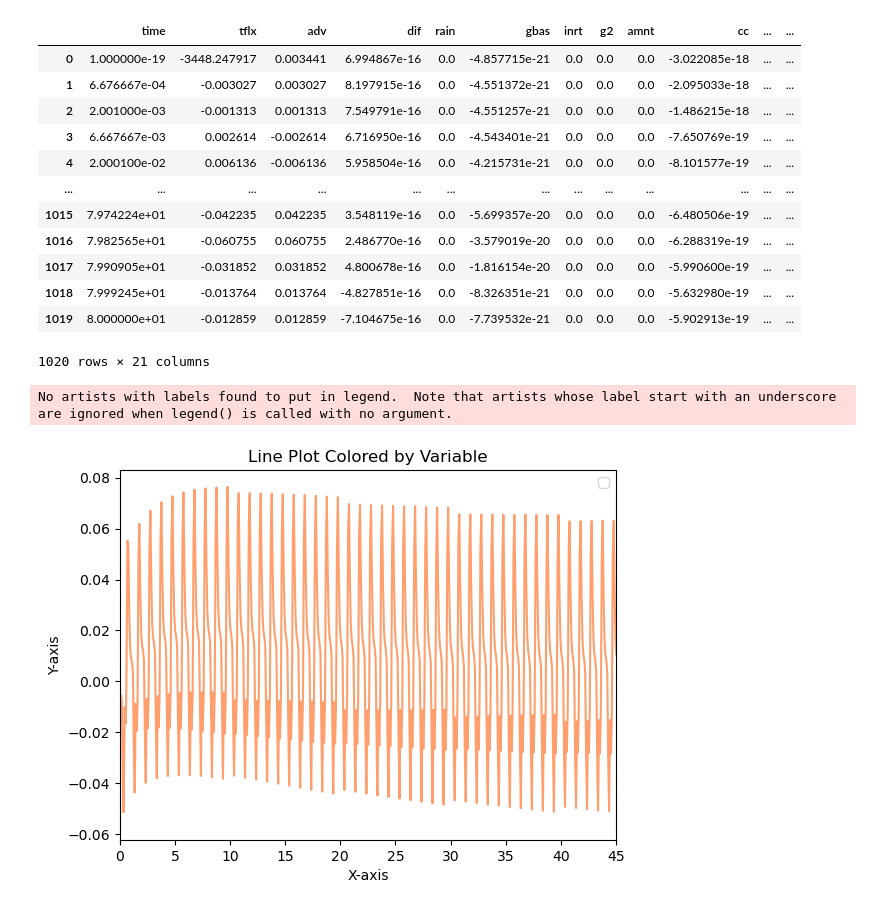
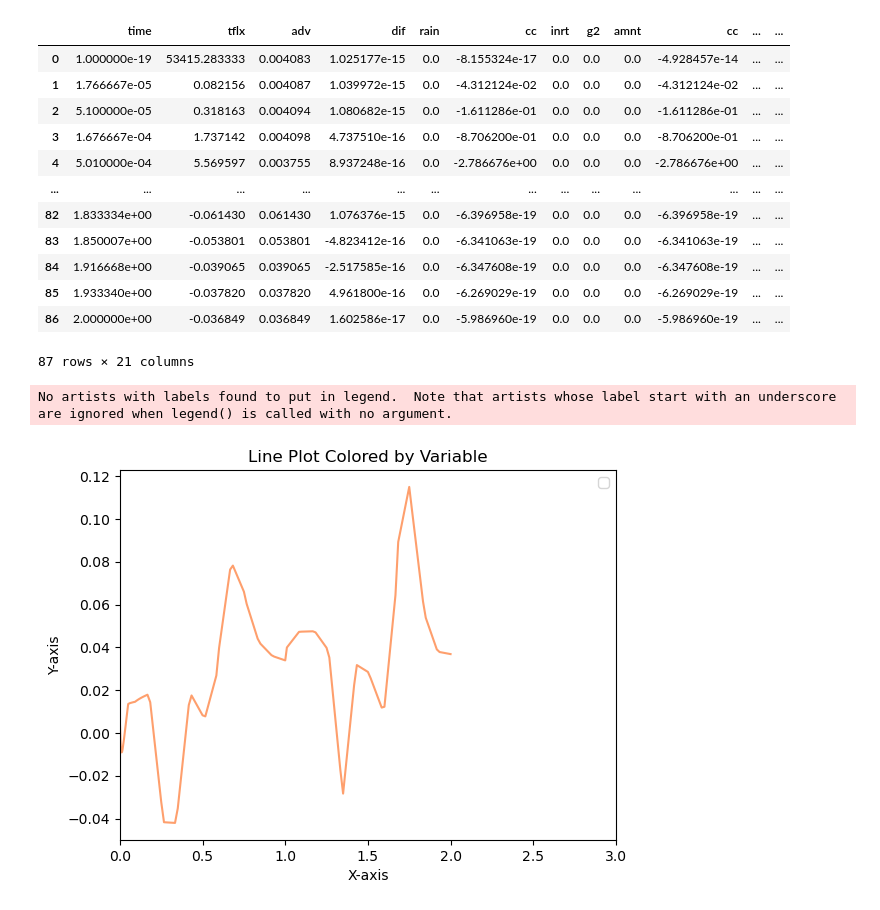
Before and after one commit to carbonplan/aglime-swap-cdr, a Jupyter notebook: scepter/process/scratch/singlerun_check.ipynb, the cells around one changed output. Drawn from its saved outputs; the diff is of its cells as text; code cells hidden in the pictures.

```diff
--- a/scepter/process/scratch/singlerun_check.ipynb
+++ b/scepter/process/scratch/singlerun_check.ipynb
@@ -8,7 +8,8 @@ import glob
 from matplotlib.gridspec import GridSpec
 
 # ---
-thisrun = "no_app_site_311_1851-1950mean_x100yr_gbas_field_tau80p0"
+thisrun = "liming_noFert_hist_tph7p1_site_311_1950-2020_startyear-4p0_iter-2_field"
+thisrun = "liming_noFert_hist_tph7p1_site_411_1950-2020_startyear-0_iter-0_field"
 outdir = "/home/tykukla/SCEPTER/scepter_output"
 # %%
 # --- FUNCTION to preprocess .txt files for consistent delimiters
@@ -44,7 +45,7 @@ results_path = os.path.join(outdir, thisrun)
 flx_path, prof_path = os.path.join(results_path, "flx"), os.path.join(results_path, "prof")
 
 # define file name pattern
-fn_pref = ["prof_aq", "prof_sld(wt%)"]
+fn_pref = ["prof_aq"] #  ["prof_aq"] # ["prof_aq", "prof_sld(wt%)"]
 fn_ext = ".txt"
 
 # loop through variables
@@ -239,19 +241,19 @@ for key, run in results_dir.items():
 df = df.sort_values(by=["var", "time"])
 df
 # %% [output]
-|  | time | tflx | adv | dif | rain | gbas | inrt | g2 | amnt | cc | ... | ... |
-| 0 | 1.000000e-19 | -3448.247917 | 0.003441 | 6.994867e-16 | 0.0 | -4.857715e-21 | 0.0 | 0.0 | 0.0 | -3.022085e-18 | ... | ... |
-| 1 | 6.676667e-04 | -0.003027 | 0.003027 | 8.197915e-16 | 0.0 | -4.551372e-21 | 0.0 | 0.0 | 0.0 | -2.095033e-18 | ... | ... |
-| 2 | 2.001000e-03 | -0.001313 | 0.001313 | 7.549791e-16 | 0.0 | -4.551257e-21 | 0.0 | 0.0 | 0.0 | -1.486215e-18 | ... | ... |
-| 3 | 6.667667e-03 | 0.002614 | -0.002614 | 6.716950e-16 | 0.0 | -4.543401e-21 | 0.0 | 0.0 | 0.0 | -7.650769e-19 | ... | ... |
-| 4 | 2.000100e-02 | 0.006136 | -0.006136 | 5.958504e-16 | 0.0 | -4.215731e-21 | 0.0 | 0.0 | 0.0 | -8.101577e-19 | ... | ... |
+|  | time | tflx | adv | dif | rain | cc | inrt | g2 | amnt | cc | ... | ... |
+| 0 | 1.000000e-19 | 53415.283333 | 0.004083 | 1.025177e-15 | 0.0 | -8.155324e-17 | 0.0 | 0.0 | 0.0 | -4.928457e-14 | ... | ... |
+| 1 | 1.766667e-05 | 0.082156 | 0.004087 | 1.039972e-15 | 0.0 | -4.312124e-02 | 0.0 | 0.0 | 0.0 | -4.312124e-02 | ... | ... |
+| 2 | 5.100000e-05 | 0.318163 | 0.004094 | 1.080682e-15 | 0.0 | -1.611286e-01 | 0.0 | 0.0 | 0.0 | -1.611286e-01 | ... | ... |
+| 3 | 1.676667e-04 | 1.737142 | 0.004098 | 4.737510e-16 | 0.0 | -8.706200e-01 | 0.0 | 0.0 | 0.0 | -8.706200e-01 | ... | ... |
+| 4 | 5.010000e-04 | 5.569597 | 0.003755 | 8.937248e-16 | 0.0 | -2.786676e+00 | 0.0 | 0.0 | 0.0 | -2.786676e+00 | ... | ... |
 | ... | ... | ... | ... | ... | ... | ... | ... | ... | ... | ... | ... | ... |
-| 1015 | 7.974224e+01 | -0.042235 | 0.042235 | 3.548119e-16 | 0.0 | -5.699357e-20 | 0.0 | 0.0 | 0.0 | -6.480506e-19 | ... | ... |
-| 1016 | 7.982565e+01 | -0.060755 | 0.060755 | 2.486770e-16 | 0.0 | -3.579019e-20 | 0.0 | 0.0 | 0.0 | -6.288319e-19 | ... | ... |
-| 1017 | 7.990905e+01 | -0.031852 | 0.031852 | 4.800678e-16 | 0.0 | -1.816154e-20 | 0.0 | 0.0 | 0.0 | -5.990600e-19 | ... | ... |
-| 1018 | 7.999245e+01 | -0.013764 | 0.013764 | -4.827851e-16 | 0.0 | -8.326351e-21 | 0.0 | 0.0 | 0.0 | -5.632980e-19 | ... | ... |
-| 1019 | 8.000000e+01 | -0.012859 | 0.012859 | -7.104675e-16 | 0.0 | -7.739532e-21 | 0.0 | 0.0 | 0.0 | -5.902913e-19 | ... | ... |
+| 82 | 1.833334e+00 | -0.061430 | 0.061430 | 1.076376e-15 | 0.0 | -6.396958e-19 | 0.0 | 0.0 | 0.0 | -6.396958e-19 | ... | ... |
+| 83 | 1.850007e+00 | -0.053801 | 0.053801 | -4.823412e-16 | 0.0 | -6.341063e-19 | 0.0 | 0.0 | 0.0 | -6.341063e-19 | ... | ... |
+| 84 | 1.916668e+00 | -0.039065 | 0.039065 | -2.517585e-16 | 0.0 | -6.347608e-19 | 0.0 | 0.0 | 0.0 | -6.347608e-19 | ... | ... |
+| 85 | 1.933340e+00 | -0.037820 | 0.037820 | 4.961800e-16 | 0.0 | -6.269029e-19 | 0.0 | 0.0 | 0.0 | -6.269029e-19 | ... | ... |
+| 86 | 2.000000e+00 | -0.036849 | 0.036849 | 1.602586e-17 | 0.0 | -5.986960e-19 | 0.0 | 0.0 | 0.0 | -5.986960e-19 | ... | ... |
-1020 rows × 21 columns
+87 rows × 21 columns
 # %%
 # --- plot CDR per year (lines colored by the set)
 cdvar = "adv"    # variable to plot
@@ -265,34 +267,34 @@ start_percentage = 0.2
 end_percentage = 0.8
 
 # ax limits
-xmin, xmax = 0,45
+xmin, xmax = 0,3
 
 # colormap
 cmap = plt.get_cmap(mycmap)  # Get the colormap
 cmap = cmap.reversed()   # flip colormap
 # -- no log normalization
 norm = plt.Normalize(df['time'].min(), df['time'].max())  # Normalize time values for colormap
 
 
 # --- PLOT
 # Create a plot for each time step
 # split by set
 plt.plot(df['time'], df[cdvar], color=cmap(0.2), linestyle="-")
 
 # Add labels and title
 plt.xlabel('X-axis')
 plt.ylabel('Y-axis')
 if logX:
     plt.xscale('log')
     plt.xlim([0.1, 100])
 if logY:
     plt.yscale('log')
     plt.ylim([0.0001, 15])
 plt.title('Line Plot Colored by Variable')
 plt.xlim([xmin, xmax])
 # Add legend
 plt.legend()
 plt.show();
 # %% [output]
 No artists with labels found to put in legend.  Note that artists whose label start with an underscore are ignored when legend() is called with no argument.
-[figure, old version]
+[figure, new version]
```
Also changed, not shown: parts of 4 cells of this notebook, 6 other files.
